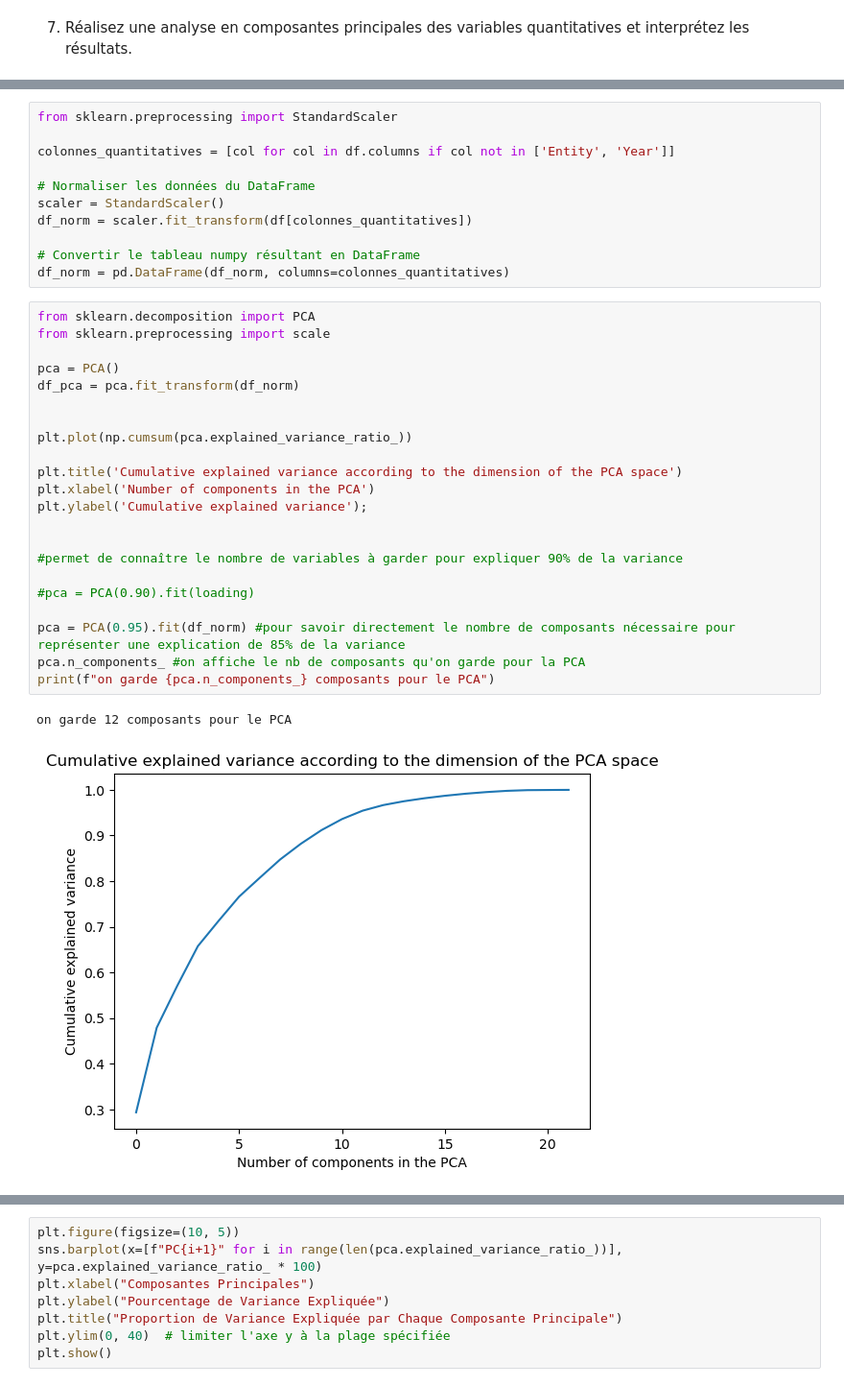
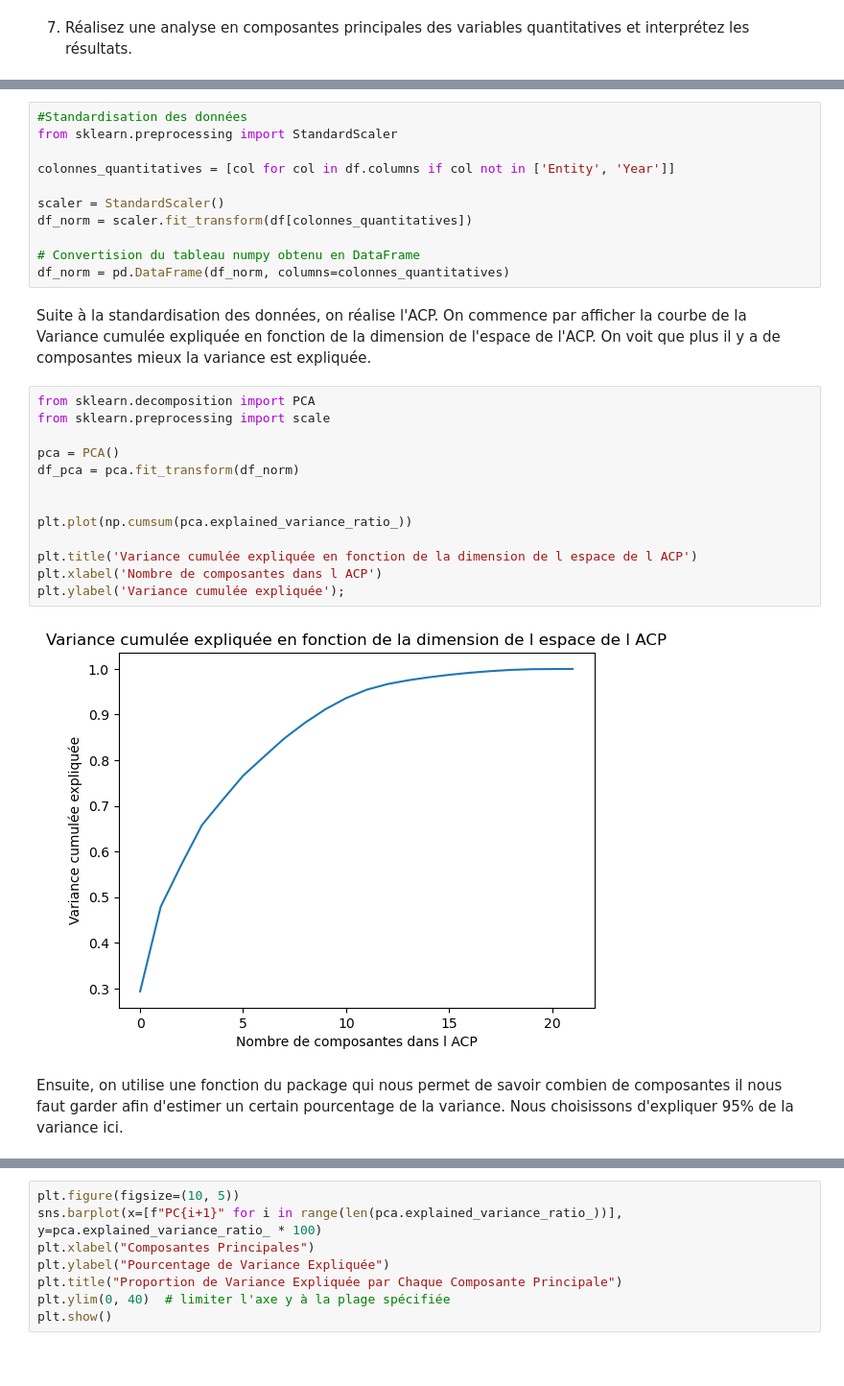
Before and after one commit to julien-richaume/projet_machine_learning, a Jupyter notebook: Rendu_Projet_Python.ipynb, the cells around one changed output, grey strips where cells are left out. Shown at 96% size. Drawn from its saved outputs; the diff is of its cells as text; blank space fills up the shorter version.

```diff
--- a/Rendu_Projet_Python.ipynb
+++ b/Rendu_Projet_Python.ipynb
@@ -230,38 +306,32 @@ plt.show()
 # %% [output]
 [figure]
 # %%
+#Standardisation des données
 from sklearn.preprocessing import StandardScaler
 
 colonnes_quantitatives = [col for col in df.columns if col not in ['Entity', 'Year']]
 
-# Normaliser les données du DataFrame
 scaler = StandardScaler()
 df_norm = scaler.fit_transform(df[colonnes_quantitatives])
 
-# Convertir le tableau numpy résultant en DataFrame
+# Convertision du tableau numpy obtenu en DataFrame
 df_norm = pd.DataFrame(df_norm, columns=colonnes_quantitatives)
+# %% [markdown]
+Suite à la standardisation des données, on réalise l'ACP. On commence par afficher la courbe de la Variance cumulée expliquée en fonction de la dimension de l'espace de l'ACP. On voit que plus il y a de composantes mieux la variance est expliquée.
 # %%
 from sklearn.decomposition import PCA
 from sklearn.preprocessing import scale
 
 pca = PCA()
 df_pca = pca.fit_transform(df_norm)
 
 
 plt.plot(np.cumsum(pca.explained_variance_ratio_))
 
-plt.title('Cumulative explained variance according to the dimension of the PCA space')
-plt.xlabel('Number of components in the PCA')
-plt.ylabel('Cumulative explained variance');
-
-
-#permet de connaître le nombre de variables à garder pour expliquer 90% de la variance
-
-#pca = PCA(0.90).fit(loading)
-
-pca = PCA(0.95).fit(df_norm) #pour savoir directement le nombre de composants nécessaire pour représenter une explication de 85% de la variance
-pca.n_components_ #on affiche le nb de composants qu'on garde pour la PCA
-print(f"on garde {pca.n_components_} composants pour le PCA")
+plt.title('Variance cumulée expliquée en fonction de la dimension de l espace de l ACP')
+plt.xlabel('Nombre de composantes dans l ACP')
+plt.ylabel('Variance cumulée expliquée');
 # %% [output]
-on garde 12 composants pour le PCA
-[figure, old version]
+[figure, new version]
+# %% [markdown]
+Ensuite, on utilise une fonction du package qui nous permet de savoir combien de composantes il nous faut garder afin d'estimer un certain pourcentage de la variance. Nous choisissons d'expliquer 95% de la variance ici.
```
Also changed, not shown: parts of 27 cells of this notebook.
